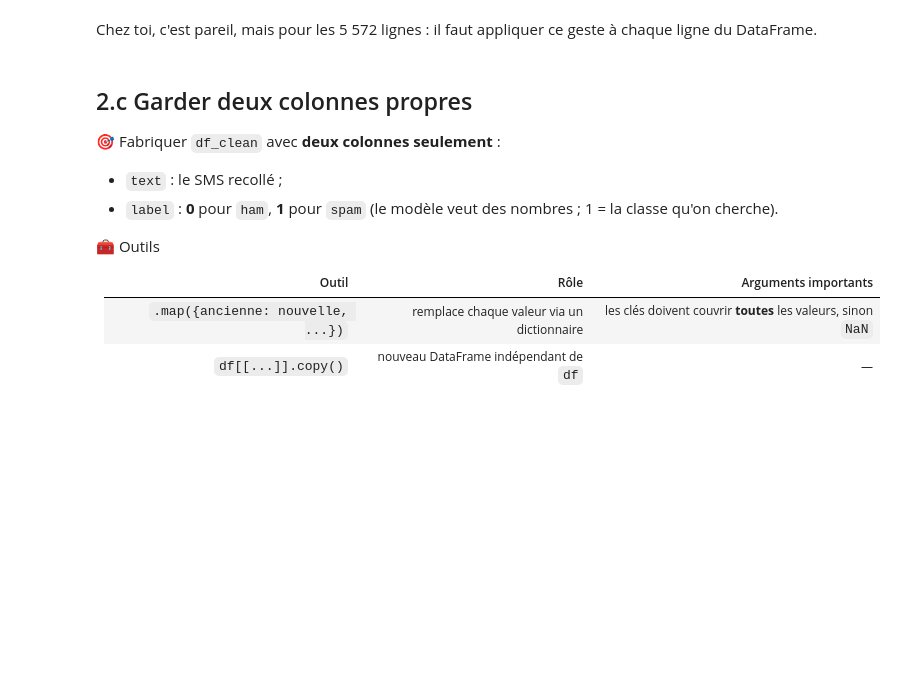
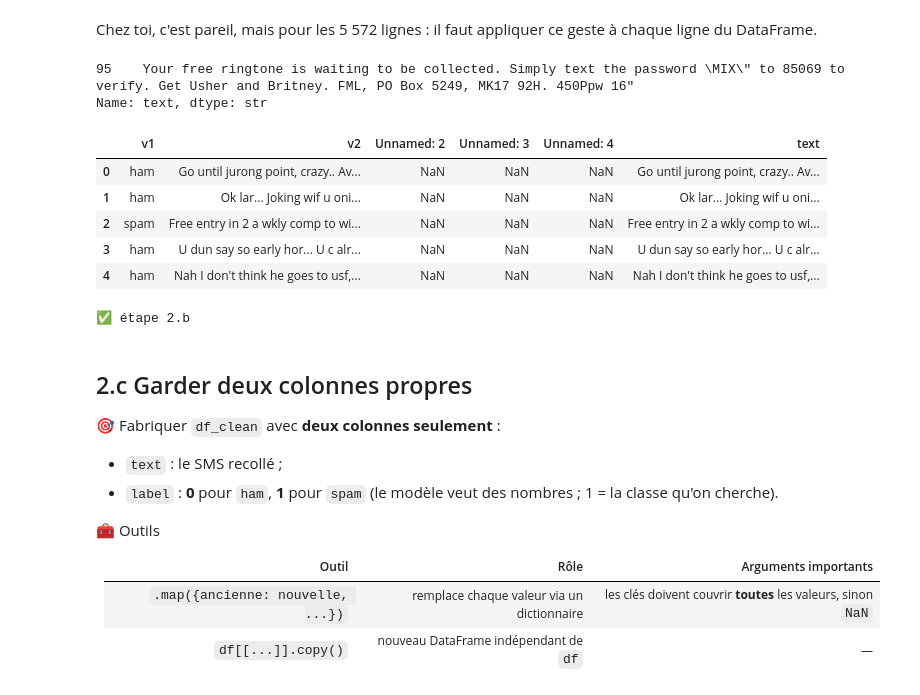
Before and after one commit to MaquiZard05/Projet-ATT-jehda, a Jupyter notebook: 02-Template_1_preparation_donnees.ipynb, the cells around one changed output. Saved outputs shown, nothing was run; the diff lists cells and outputs as text; code cells hidden in the pictures; blank space fills up the shorter version.

```diff
--- a/02-Template_1_preparation_donnees.ipynb
+++ b/02-Template_1_preparation_donnees.ipynb
@@ -119,14 +175,32 @@ Chez toi, c'est pareil, mais pour les 5 572 lignes : il faut appliquer ce geste
 # %%
 # ✍️ À toi
 # 1. cols_texte = "v2" + les 3 colonnes Unnamed (dans cet ordre)
 # 2. df["text"] = pour chaque ligne de df[cols_texte] : enlever les cases vides, recoller avec ","
 # 3. affiche le text d'une ligne de masque_coupes pour vérifier
+cols_texte = ["v2", "Unnamed: 2", "Unnamed: 3", "Unnamed: 4"]
+df["text"] = df[cols_texte].apply(
+    lambda ligne: ",".join(ligne.dropna().astype(str)),
+    axis=1
+)
+display(df.loc[mask, "text"].head(1))
+display(df.head())
+# %% [output]
+95    Your free ringtone is waiting to be collected. Simply text the password \MIX\" to 85069 to verify. Get Usher and Britney. FML, PO Box 5249, MK17 92H. 450Ppw 16"
+Name: text, dtype: str
+|  | v1 | v2 | Unnamed: 2 | Unnamed: 3 | Unnamed: 4 | text |
+| 0 | ham | Go until jurong point, crazy.. Av... | NaN | NaN | NaN | Go until jurong point, crazy.. Av... |
+| 1 | ham | Ok lar... Joking wif u oni... | NaN | NaN | NaN | Ok lar... Joking wif u oni... |
+| 2 | spam | Free entry in 2 a wkly comp to wi... | NaN | NaN | NaN | Free entry in 2 a wkly comp to wi... |
+| 3 | ham | U dun say so early hor... U c alr... | NaN | NaN | NaN | U dun say so early hor... U c alr... |
+| 4 | ham | Nah I don't think he goes to usf,... | NaN | NaN | NaN | Nah I don't think he goes to usf,... |
 # %%
 # ✅ Contrôle
 exemple = df.loc[df["v2"].str.startswith("Your free ringtone is waiting"), "text"].iloc[0]
 assert exemple.endswith('MK17 92H. 450Ppw 16"'), f"la fin du message manque : {exemple!r}"
-assert (df.loc[~masque_coupes, "text"] == df.loc[~masque_coupes, "v2"]).all(), "les messages entiers doivent rester identiques à v2"
+assert (df.loc[~mask, "text"] == df.loc[~mask, "v2"]).all(), "les messages entiers doivent rester identiques à v2"
 print("✅ étape 2.b")
+# %% [output]
+✅ étape 2.b
 # %% [markdown]
 ## 2.c Garder deux colonnes propres
 
```
Also changed, not shown: parts of 27 cells of this notebook, 6 other files.
